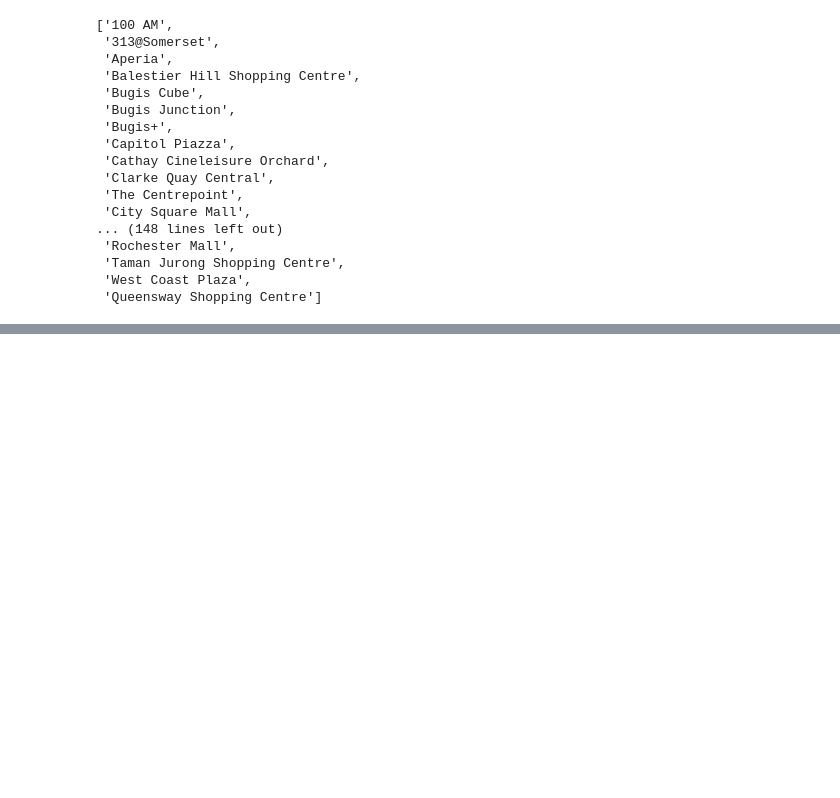
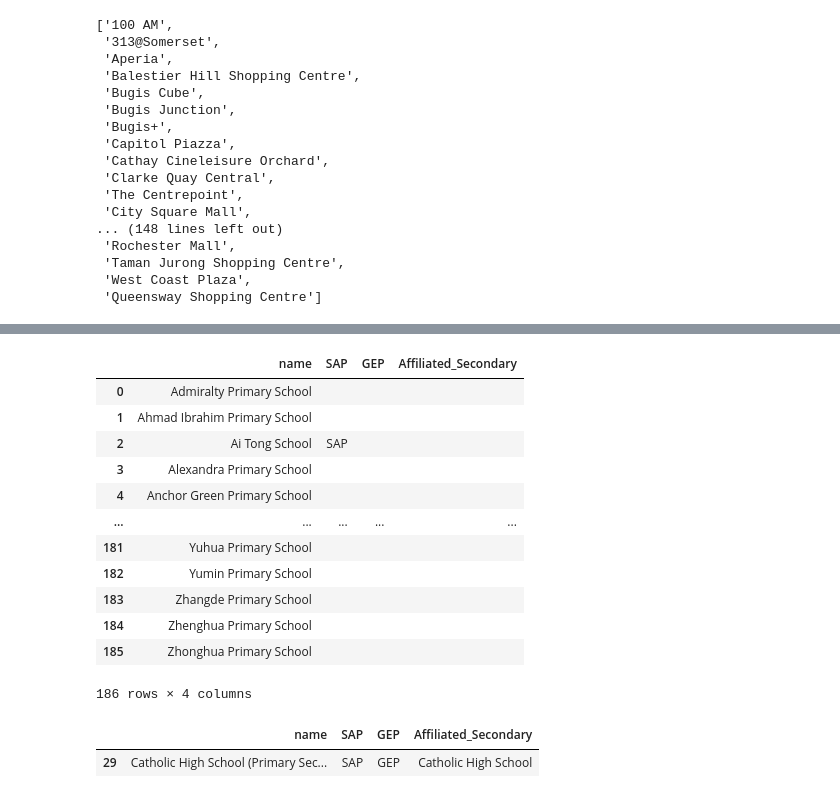
Before and after one commit to raychng/bt4222-project, a Jupyter notebook: data-cleaning.ipynb, the cells around one changed output, grey strips where cells are left out. Drawn from its saved outputs; the diff is of its cells as text; code cells hidden in the pictures; blank space fills up the shorter version.

```diff
--- a/data-cleaning.ipynb
+++ b/data-cleaning.ipynb
@@ -584,0 +602,6 @@ mrt_coordinates_df.to_csv('mrt_coordinates.csv')
+# %%
+url = "https://propertyreviewsg.com/complete-primary-school-list/"
+
+agent = {"User-Agent":'Mozilla/5.0 (Windows NT 6.3; WOW64) AppleWebKit/537.36 (KHTML, like Gecko) Chrome/59.0.3071.115 Safari/537.36'}
+page = requests.get(url, headers = agent)
+soup = BeautifulSoup(page.content, "html.parser")
@@ -584,0 +613,6 @@ mrt_coordinates_df.to_csv('mrt_coordinates.csv')
+# %%
+object = soup.find(id = "tablepress-66")
+school_data = object.find_all(class_ = ["column-1","column-3", "column-4", "column-6"])
+
+#show column names
+school_data[:4]
@@ -584,0 +624,15 @@ mrt_coordinates_df.to_csv('mrt_coordinates.csv')
+# %%
+school_data = school_data[4:]
+schools_temp = []
+for school in school_data:
+    schools_temp.append(school.get_text())
+
+#cleaning up names
+school_data_list = []
+for school in schools_temp:
+    if "\t" in school:
+        school_data_list.append(school[:-1])
+    else:
+        school_data_list.append(school)
+
+school_data_list
@@ -584,0 +657,4 @@ mrt_coordinates_df.to_csv('mrt_coordinates.csv')
+# %%
+# convert school_data_list into a dataframe with respective columns
+nested_school_list = [school_data_list[i:i+4] for i in range(0, len(school_data_list), 4)]
+nested_school_list
@@ -584,0 +679,22 @@ mrt_coordinates_df.to_csv('mrt_coordinates.csv')
+# %%
+school_data_df = pd.DataFrame(nested_school_list, columns = ['name', 'SAP', 'GEP', 'Affiliated_Secondary'])
+school_data_df
+# %% [output]
+|  | name | SAP | GEP | Affiliated_Secondary |
+| 0 | Admiralty Primary School |  |  |  |
+| 1 | Ahmad Ibrahim Primary School |  |  |  |
+| 2 | Ai Tong School | SAP |  |  |
+| 3 | Alexandra Primary School |  |  |  |
+| 4 | Anchor Green Primary School |  |  |  |
+| ... | ... | ... | ... | ... |
+| 181 | Yuhua Primary School |  |  |  |
+| 182 | Yumin Primary School |  |  |  |
+| 183 | Zhangde Primary School |  |  |  |
+| 184 | Zhenghua Primary School |  |  |  |
+| 185 | Zhonghua Primary School |  |  |  |
+186 rows × 4 columns
+# %%
+school_data_df[school_data_df['name'] == 'Catholic High School (Primary Section)']
+# %% [output]
+|  | name | SAP | GEP | Affiliated_Secondary |
+| 29 | Catholic High School (Primary Sec... | SAP | GEP | Catholic High School |
```
Also changed, not shown: parts of 36 cells of this notebook, 6 other files.
